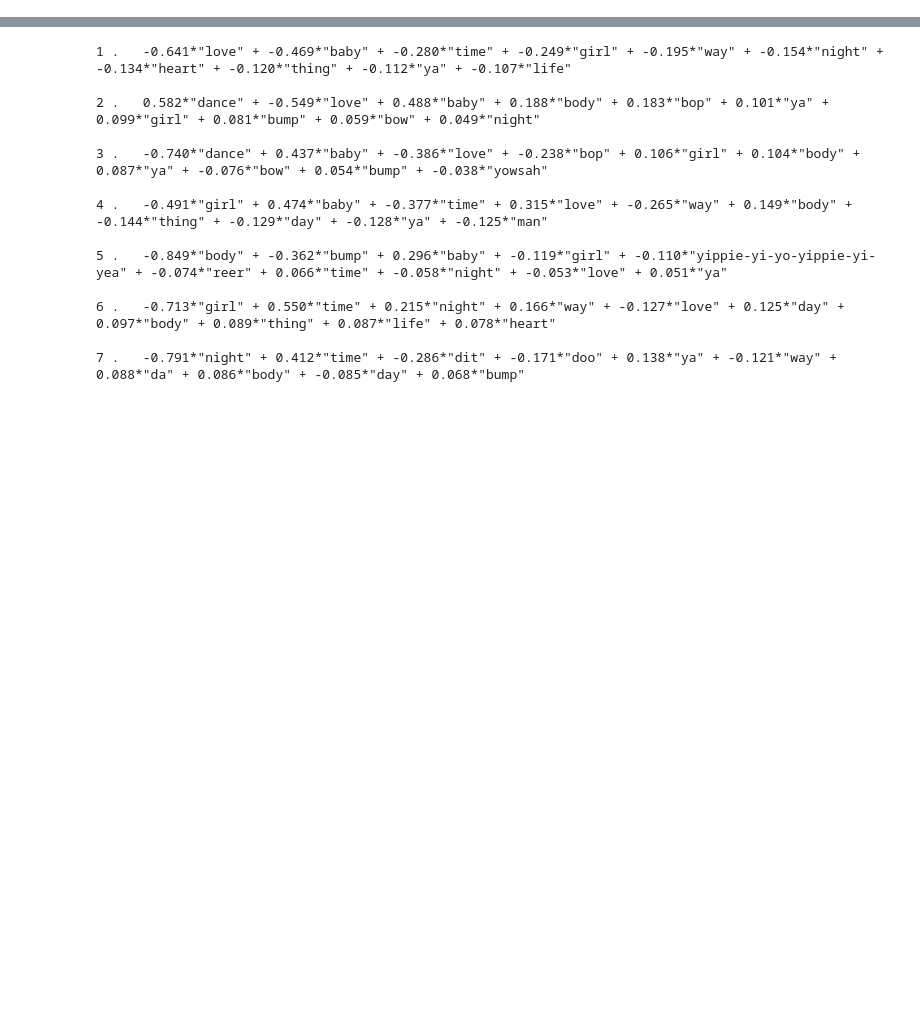
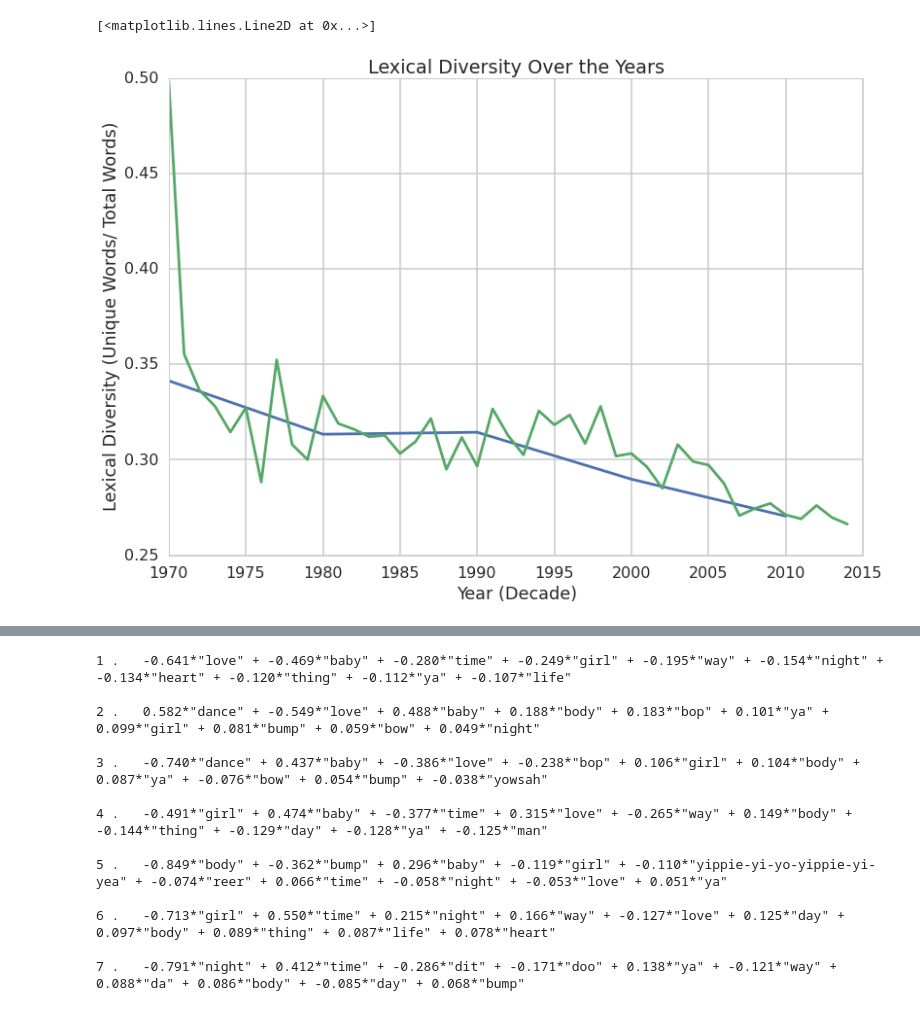
Before and after one commit to michaeljohns/lyrics-lab, a Jupyter notebook: notebooks/ss/exploration.ipynb, the cells around one changed output, grey strips where cells are left out. Saved outputs shown, nothing was run; the diff lists cells and outputs as text; code cells hidden in the pictures; blank space fills up the shorter version.

```diff
--- a/notebooks/ss/exploration.ipynb
+++ b/notebooks/ss/exploration.ipynb
@@ -54,0 +228,25 @@ df.head()
+# %%
+years=dfc.groupby('decade')
+yearlexdiv= dict()
+for year in years:
+    yearlexdiv[year[0]]= year[1]['lexdiv'].mean()
+plotdict = collections.OrderedDict(sorted(yearlexdiv.items()))
+#plt.ylim([0,1])
+plt.title("Lexical Diversity Over the Years")
+plt.ylabel("Lexical Diversity (Unique Words/ Total Words)")
+plt.xlabel("Year (Decade)")
+x=plotdict.keys()
+y=plotdict.values()
+plt.plot(x,y)
+
+years=dfc.groupby('year')
+yearlexdiv= dict()
+for year in years:
+    yearlexdiv[year[0]]= year[1]['lexdiv'].mean()
+plotdict = collections.OrderedDict(sorted(yearlexdiv.items()))
+x=plotdict.keys()
+y=plotdict.values()
+plt.plot(x,y)
+# %% [output]
+[<matplotlib.lines.Line2D at 0x...>]
+[figure, added]
```
Also changed, not shown: parts of 21 cells of this notebook.
